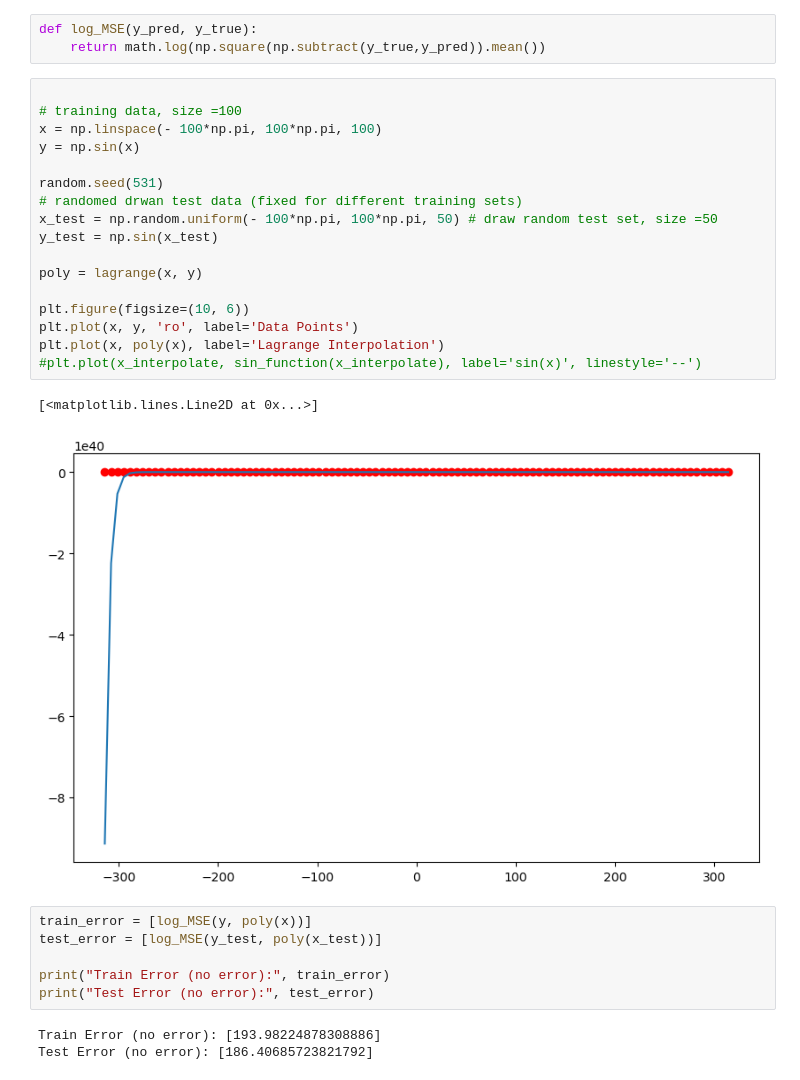
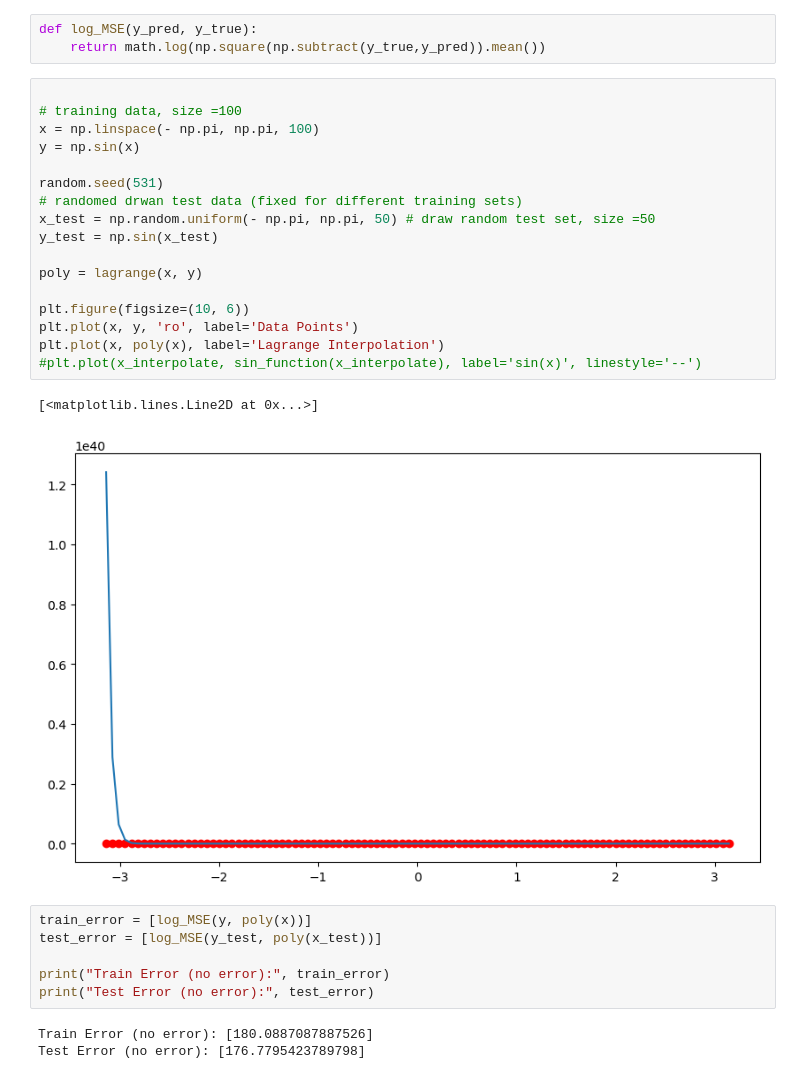
Before and after one commit to Zhihaozzh/COMP760, a Jupyter notebook: HW2/hw2.4.ipynb, the cells around one changed output. Cells and saved outputs as stored; diff of their text form.

```diff
--- a/HW2/hw2.4.ipynb
+++ b/HW2/hw2.4.ipynb
@@ -14,23 +14,23 @@ def log_MSE(y_pred, y_true):
 # %%
 
 # training data, size =100
-x = np.linspace(- 100*np.pi, 100*np.pi, 100)
+x = np.linspace(- np.pi, np.pi, 100)
 y = np.sin(x)
 
 random.seed(531)
 # randomed drwan test data (fixed for different training sets)
-x_test = np.random.uniform(- 100*np.pi, 100*np.pi, 50) # draw random test set, size =50
+x_test = np.random.uniform(- np.pi, np.pi, 50) # draw random test set, size =50
 y_test = np.sin(x_test)
 
 poly = lagrange(x, y)
 
 plt.figure(figsize=(10, 6))
 plt.plot(x, y, 'ro', label='Data Points')
 plt.plot(x, poly(x), label='Lagrange Interpolation')
 #plt.plot(x_interpolate, sin_function(x_interpolate), label='sin(x)', linestyle='--')
 # %% [output]
 [<matplotlib.lines.Line2D at 0x...>]
-[figure, old version]
+[figure, new version]
 # %%
 train_error = [log_MSE(y, poly(x))]
 test_error = [log_MSE(y_test, poly(x_test))]
@@ -38,8 +38,8 @@ test_error = [log_MSE(y_test, poly(x_test))]
 print("Train Error (no error):", train_error)
 print("Test Error (no error):", test_error)
 # %% [output]
-Train Error (no error): [193.98224878308886]
-Test Error (no error): [186.40685723821792]
+Train Error (no error): [180.0887087887526]
+Test Error (no error): [176.7795423789798]
 # %%
 sigma = [0.01, 0.1, 0.2, 0.3, 0.5, 1, 2, 5, 10, 20]
 
```
Also changed, not shown: parts of 3 cells of this notebook.
